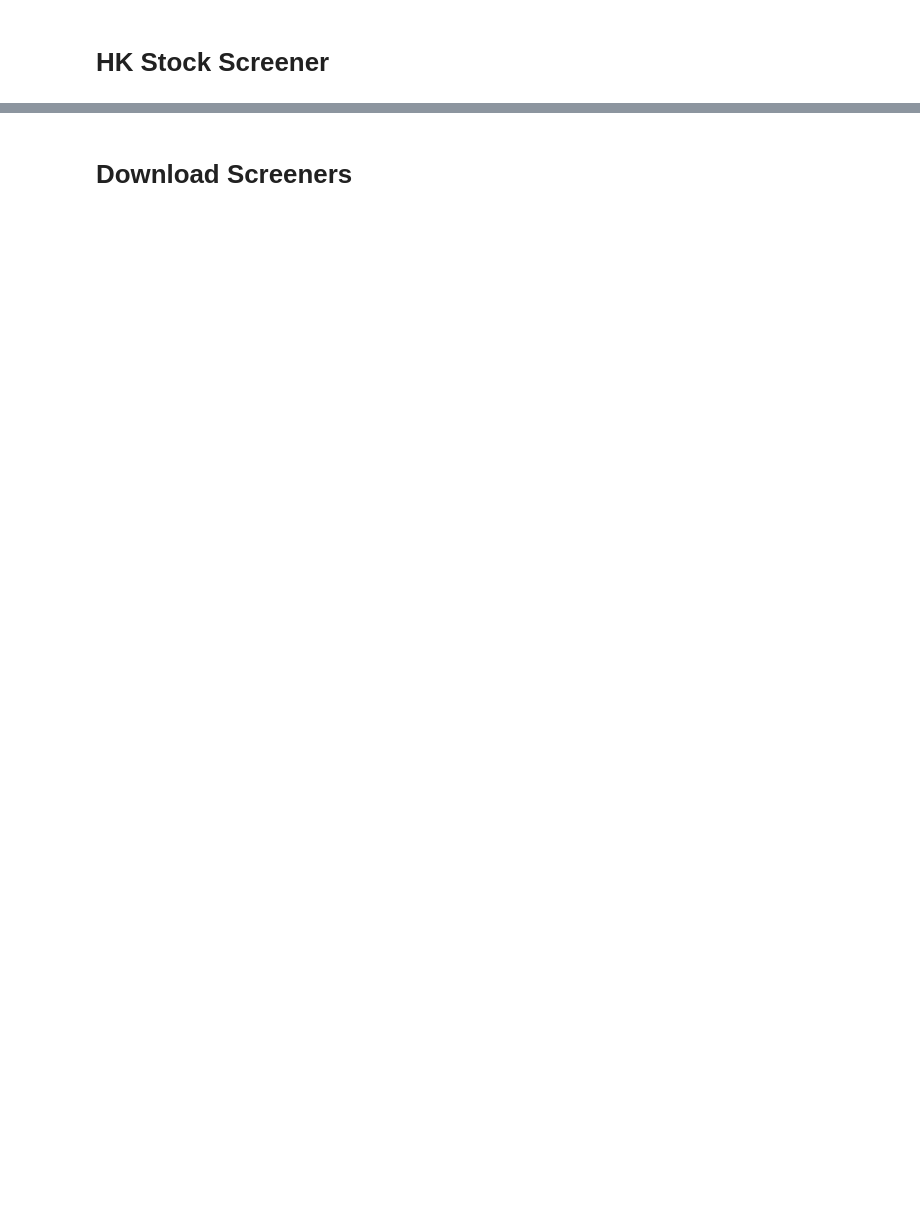
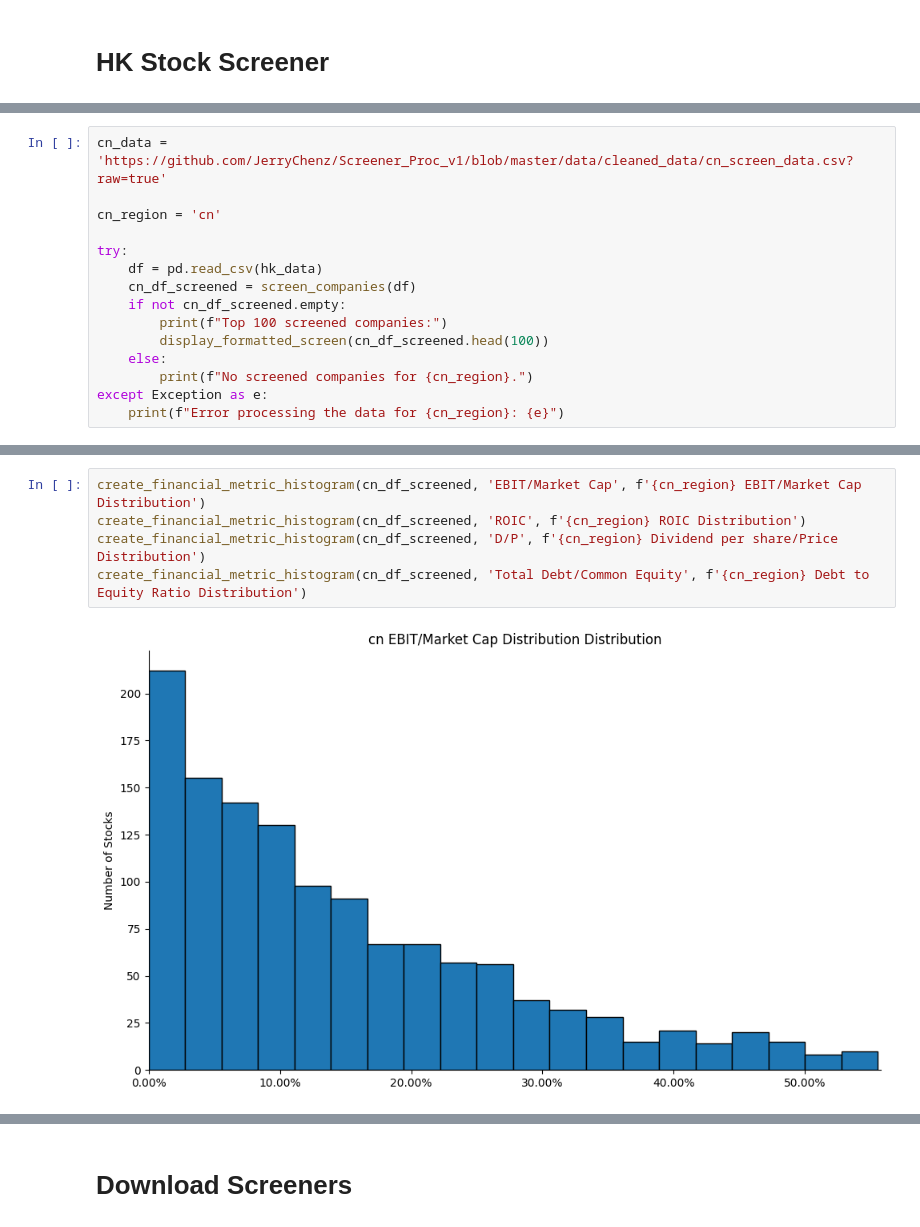
Before and after one commit to JerryChenz/Screener_Proc, a Jupyter notebook: Screener.ipynb, the cells around one changed output, grey strips where cells are left out. Saved outputs shown, nothing was run; the diff lists cells and outputs as text; blank space fills up the shorter version.

```diff
--- a/Screener.ipynb
+++ b/Screener.ipynb
@@ -241,0 +244,15 @@ create_financial_metric_histogram(hk_df_screened, 'Total Debt/Common Equity', 'D
+# %%
+cn_data = 'https://github.com/JerryChenz/Screener_Proc_v1/blob/master/data/cleaned_data/cn_screen_data.csv?raw=true'
+
+cn_region = 'cn'
+
+try:
+    df = pd.read_csv(hk_data)
+    cn_df_screened = screen_companies(df)
+    if not cn_df_screened.empty:
+        print(f"Top 100 screened companies:")
+        display_formatted_screen(cn_df_screened.head(100))
+    else:
+        print(f"No screened companies for {cn_region}.")
+except Exception as e:
+    print(f"Error processing the data for {cn_region}: {e}")
@@ -241,0 +274,7 @@ create_financial_metric_histogram(hk_df_screened, 'Total Debt/Common Equity', 'D
+# %%
+create_financial_metric_histogram(cn_df_screened, 'EBIT/Market Cap', f'{cn_region} EBIT/Market Cap Distribution')
+create_financial_metric_histogram(cn_df_screened, 'ROIC', f'{cn_region} ROIC Distribution')
+create_financial_metric_histogram(cn_df_screened, 'D/P', f'{cn_region} Dividend per share/Price Distribution')
+create_financial_metric_histogram(cn_df_screened, 'Total Debt/Common Equity', f'{cn_region} Debt to Equity Ratio Distribution')
+# %% [output]
+[figure, added]
```
Also changed, not shown: parts of 9 cells of this notebook.
